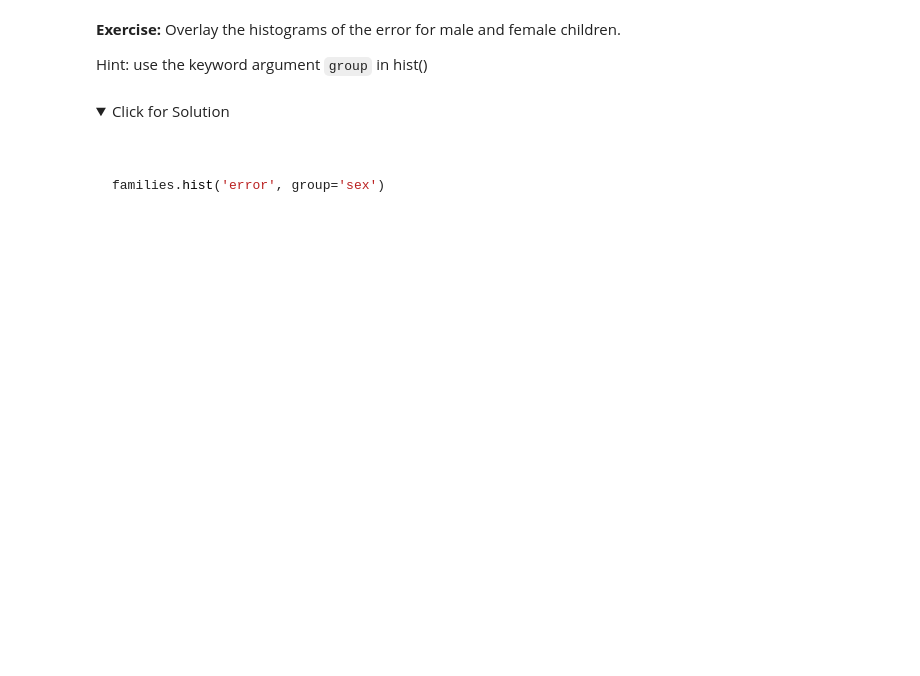
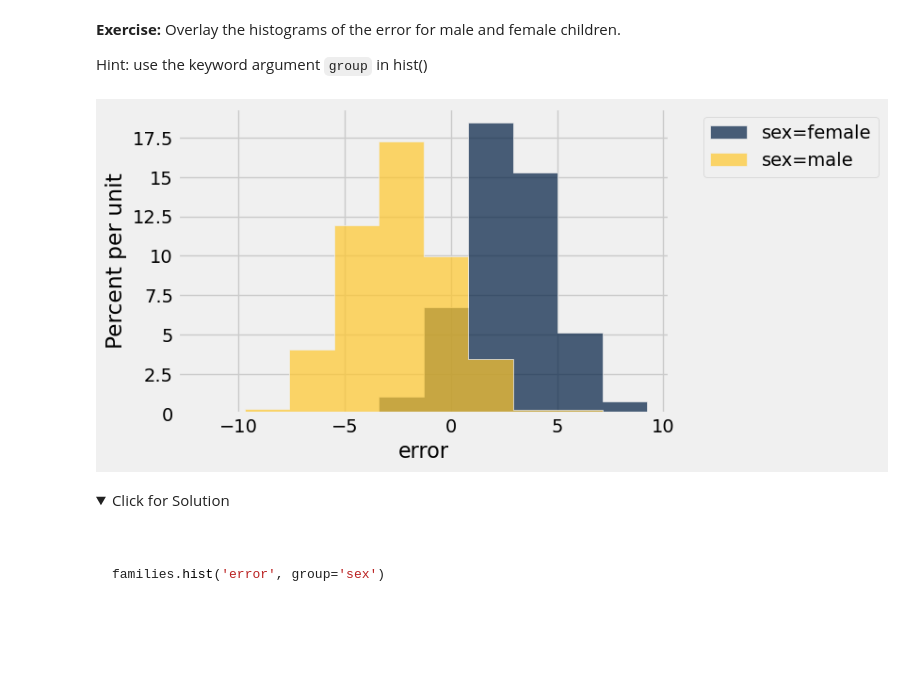
Before and after one commit to ucsb-ds/cmpsc5a-w24-public, a Jupyter notebook: lec-notebooks/lec09_groups-live.ipynb, the cells around one changed output. Drawn from its saved outputs; the diff is of its cells as text; code cells hidden in the pictures; folded sections open; blank space fills up the shorter version.

```diff
--- a/lec-notebooks/lec09_groups-live.ipynb
+++ b/lec-notebooks/lec09_groups-live.ipynb
@@ -368,7 +373,9 @@ families
 **Exercise:** Define a function to compute the error (the difference) between the predicted value and the true value and apply that function to the table adding a column containing the `"error"`.  Then construct a histogram of the errors.
 # %%
 def error(predicted, true_value):
-    pass
+    # pass prevents any error in the cell when ran
+    # but does not effectively do anything with our function, error
+    return predicted - true_value
 
 families = families.with_column("error", families.apply(error, "predicted", "child"))
 families
@@ -397,6 +442,10 @@ families.hist('error')
 **Exercise:** Overlay the histograms of the error for male and female children.
 
 Hint: use the keyword argument `group` in hist()
+# %%
+families.hist('error', group = 'sex')
+# %% [output]
+[figure, added]
 # %% [markdown]
 <details> <summary>Click for Solution</summary> <br><br>
 
```
Also changed, not shown: parts of 20 cells of this notebook, 3 other files.
